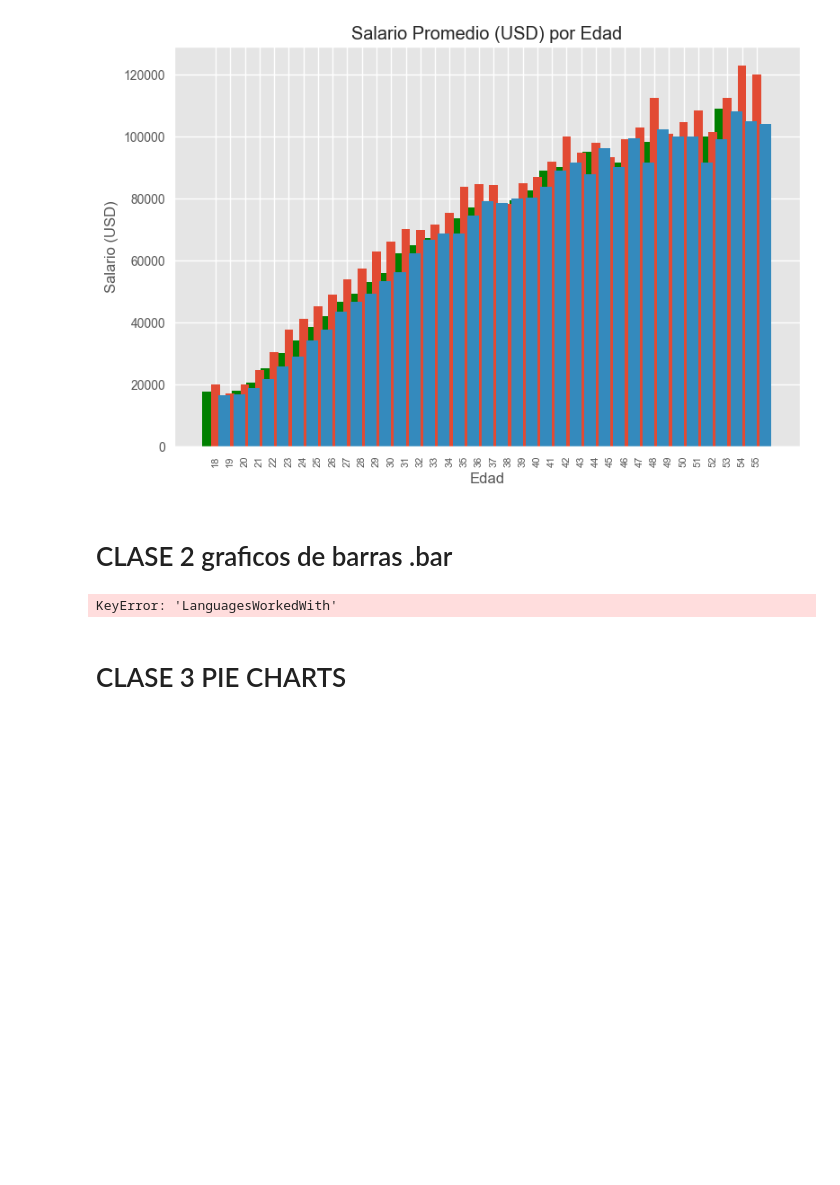
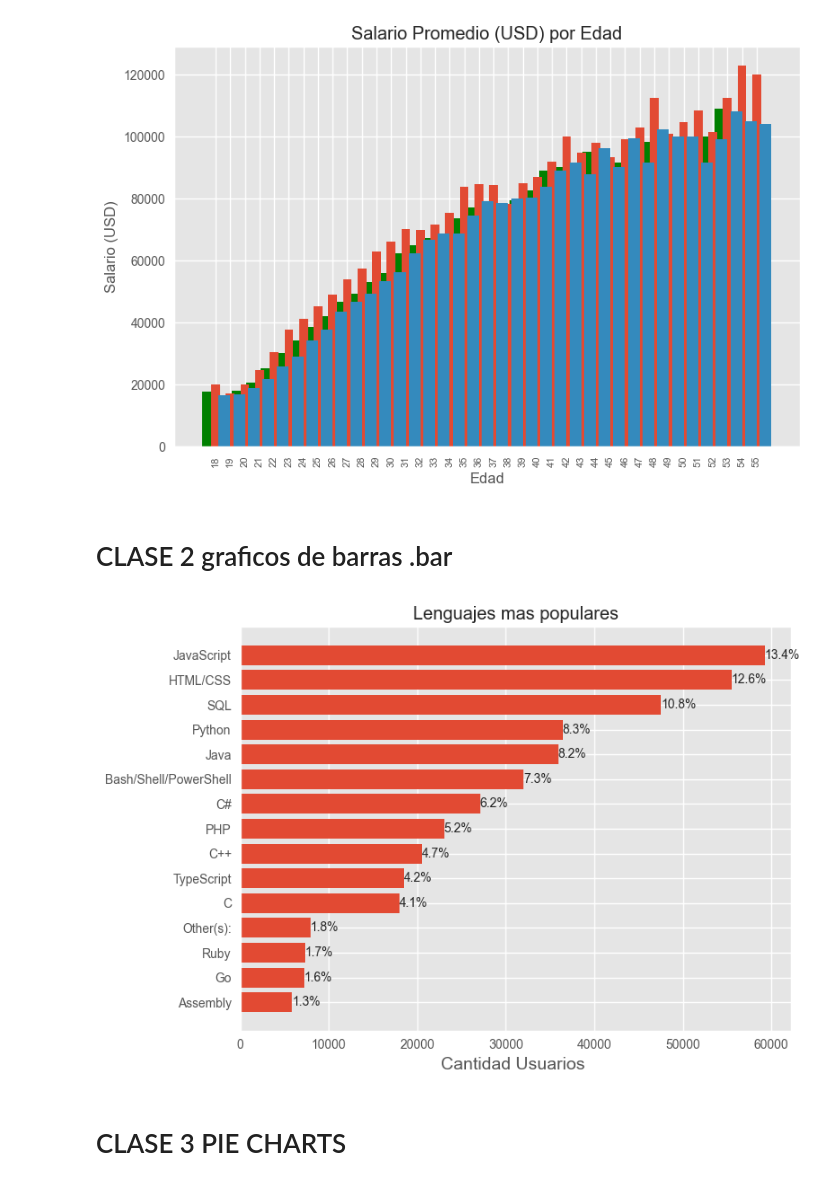
Before and after one commit to MiguelData2030/ESPECIALIZACION_MATPLOTLIB, a Jupyter notebook: practica_matplotlib.ipynb, the cells around one changed output. Drawn from its saved outputs; the diff is of its cells as text; code cells hidden in the pictures; blank space fills up the shorter version.

```diff
--- a/practica_matplotlib.ipynb
+++ b/practica_matplotlib.ipynb
@@ -129,32 +129,41 @@ plt.grid(True) # Agregar cuadrícula al
 # CLASE 2  graficos de barras .bar
 # %%
 
-df=pd.read_csv('data.csv') # leemos el archivo
+df=pd.read_csv('dataBar.csv') # leemos el archivo
 
-language_counter= Counter()  #aplicamos funcion Couter]
+language_counter= Counter()  #aplicamos funcion Couter
 
-for x in df['LanguagesWorkedWith']:               #Realizamos un for que itera por la columna
-     language_counter.update(x.split(';'))
+for x in df['LanguagesWorkedWith']:               #Realizamos un for que itera por la columna,
+     language_counter.update(x.split(';'),)       #separa los lenguajes por ; y se actualiza el contados con los lenguajes individuales
 
 languages=[]
 users=[]
 
-for item in language_counter.most_common(15):      #Realizamos otro for para sacar el total x lenguaje y Usuarios
-     languages.append(item[0])
+for item in language_counter.most_common(15):      #Realizamos otro for para sacar el total x lenguaje y Usuarios top 15 lenguajes
+     languages.append(item[0])                     # Se almacenan po Lenguajes y por usuarios
      users.append(item[1])
 
 languages.reverse()                               #Esta funcion nos ayuda a organizar las barras de mayor a menor
 users.reverse()
-plt.barh(languages,users)
-plt.title('Lenguajes mas populares')              # barth me permite invertir las barras
+
+total_users = sum(language_counter.values())      #Calcula el total de usuarios x lenguaje en el contador
+
+plt.barh(languages,users)                         # se crea el grafico plt.barh para que me de el grafico de forma horizontal languages para el eje y, users para el eje x
+
+for i, v in enumerate(users):
+    percentage = (v / total_users) * 100                    # Bucle for para calcular el porcentaje de usuarios
+    plt.text(v, i, f'{percentage:.1f}%', va='center')
+
+
+plt.title('Lenguajes mas populares')
 plt.xlabel('Cantidad Usuarios ', fontsize=14)
 #plt.ylabel('Lenguajes de Programacion')
 
 plt.tight_layout()
 plt.savefig('plot3.png')
 plt.show()
 # %% [output]
-KeyError: 'LanguagesWorkedWith'
+[figure, added]
 # %% [markdown]
 # CLASE 3 PIE CHARTS
 # %%
```
Also changed, not shown: 1 other file.
